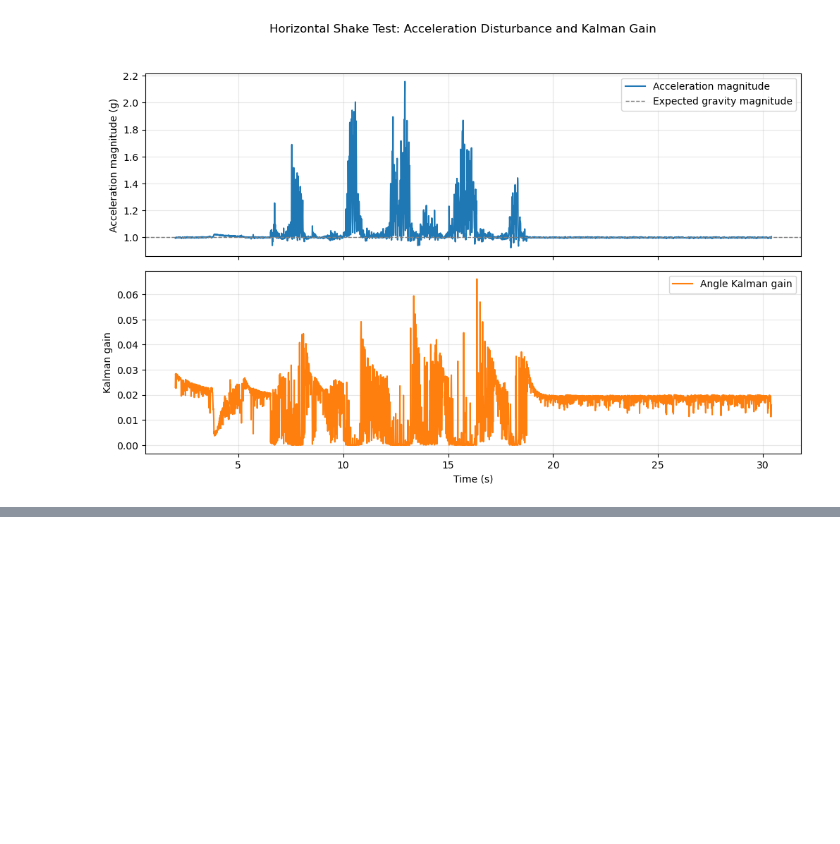
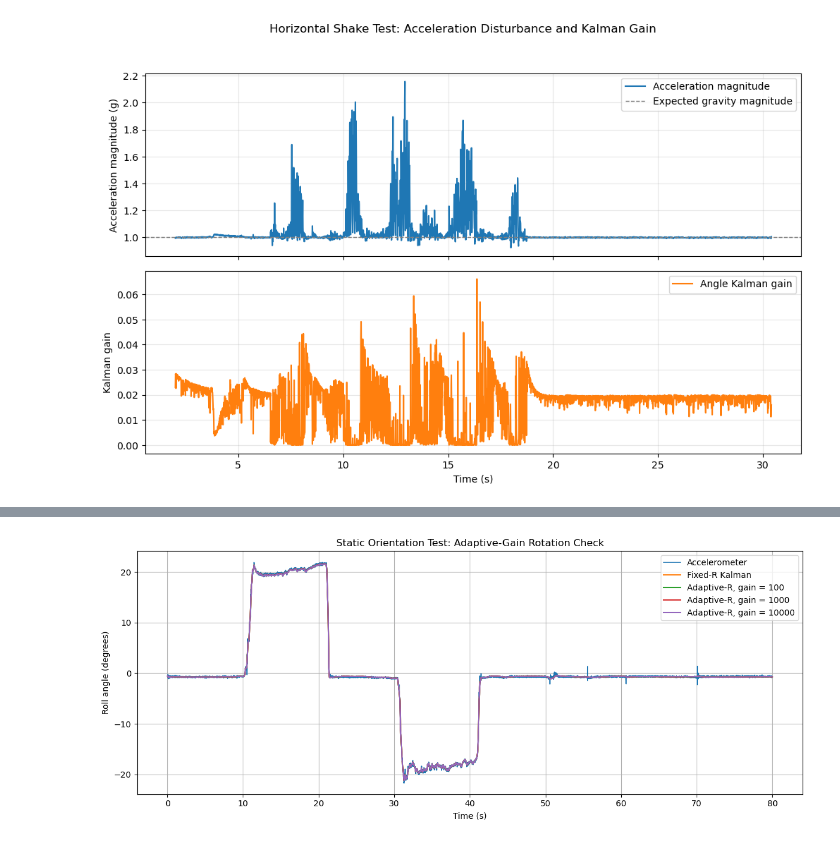
Before and after one commit to tej-parekh/stm32-imu-motion-tracker, a Jupyter notebook: Python Analysis/orientation_analysis.ipynb, the cells around one changed output, grey strips where cells are left out. Saved outputs shown, nothing was run; the diff lists cells and outputs as text; code cells hidden in the pictures; blank space fills up the shorter version.

```diff
--- a/Python Analysis/orientation_analysis.ipynb
+++ b/Python Analysis/orientation_analysis.ipynb
@@ -789,0 +908,43 @@ plt.show()
+# %%
+static_gain_results = {}
+
+for gain in [100.0, 1000.0, 10000.0]:
+    static_gain_results[gain] = process_imu_data(
+        "Roll Pitch/Roll Pitch Data.csv",
+        max_rows=8001,
+        accel_rejection_gain=gain
+    )
+# %%
+plt.figure(figsize=(12, 5))
+
+plt.plot(
+    static_df["time_s"],
+    static_df["roll_acc_deg"],
+    label="Accelerometer",
+    linewidth=1.2
+)
+
+plt.plot(
+    static_df["time_s"],
+    static_df["roll_kf_fixed_deg"],
+    label="Fixed-R Kalman",
+    linewidth=1.5
+)
+
+for gain, result_df in static_gain_results.items():
+    plt.plot(
+        result_df["time_s"],
+        result_df["roll_kf_adaptive_deg"],
+        label=f"Adaptive-R, gain = {gain:g}",
+        linewidth=1.5
+    )
+
+plt.xlabel("Time (s)")
+plt.ylabel("Roll angle (degrees)")
+plt.title("Static Orientation Test: Adaptive-Gain Rotation Check")
+plt.legend()
+plt.grid()
+plt.tight_layout()
+plt.show()
+# %% [output]
+[figure, added]
```
Also changed, not shown: parts of 11 cells of this notebook, 3 other files.
